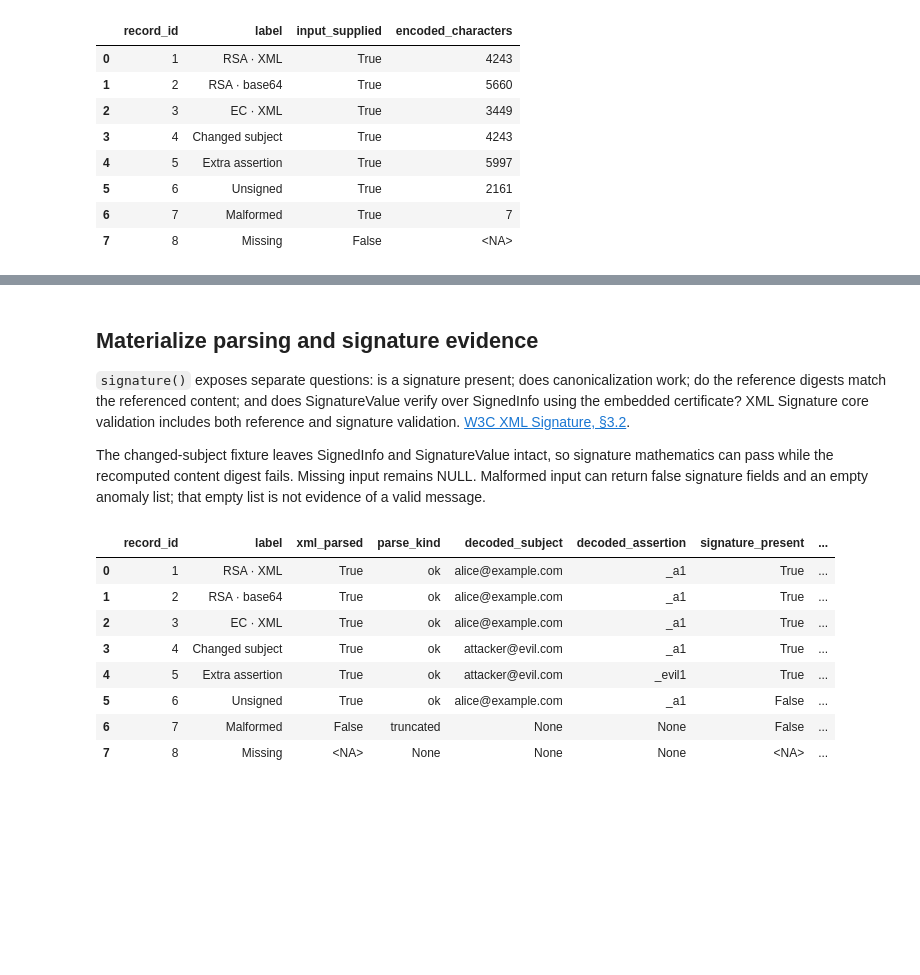
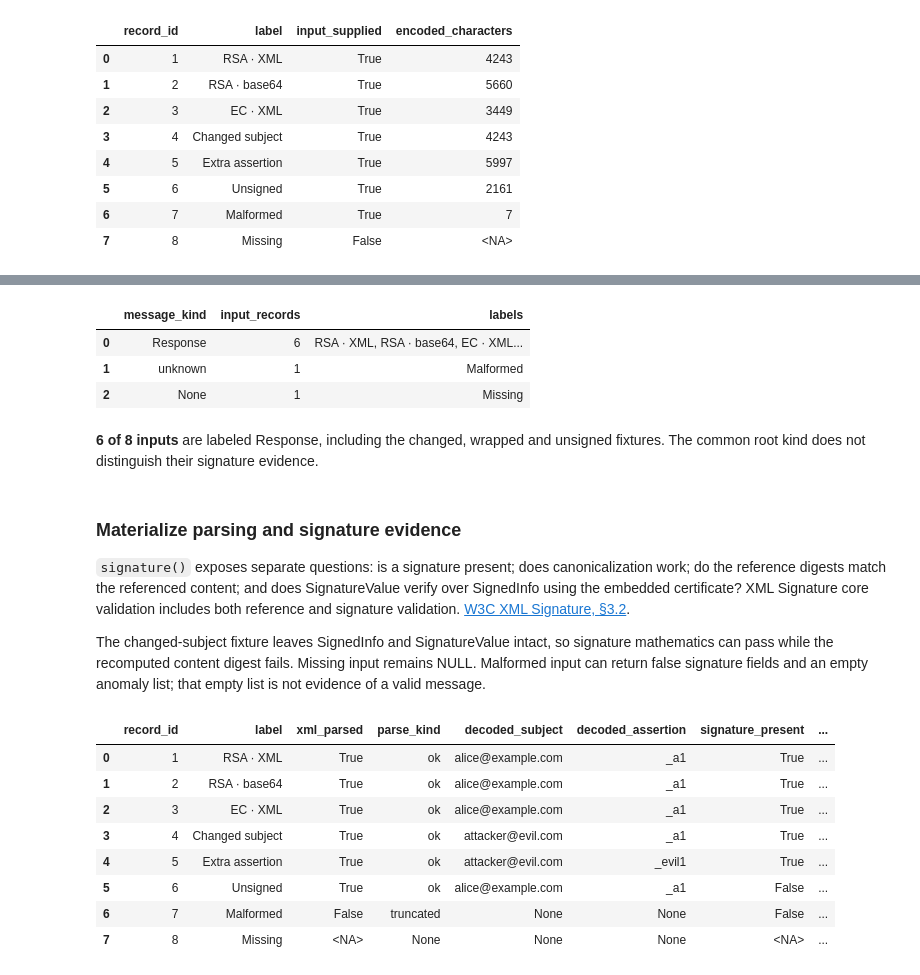
Before and after one commit to Query-farm/vgi-saml, a Jupyter notebook: notebooks/01_a_valid_signature_is_one_piece_of_evidence.ipynb, the cells around one changed output, grey strips where cells are left out. Cells and saved outputs as stored; diff of their text form; code cells hidden in the pictures; blank space fills up the shorter version.

```diff
--- a/notebooks/01_a_valid_signature_is_one_piece_of_evidence.ipynb
+++ b/notebooks/01_a_valid_signature_is_one_piece_of_evidence.ipynb
@@ -107,5 +165,19 @@ FROM messages ORDER BY record_id;
+# %%
+display(kinds)
+response_count = int(kinds.loc[kinds.message_kind == "Response", "input_records"].sum())
+assert response_count == 6 and int(kinds.input_records.sum()) == 8
+prose(
+    f"**{response_count} of {int(kinds.input_records.sum())} inputs** are labeled Response, "
+    "including the changed, wrapped and unsigned fixtures. The common root kind does not distinguish their signature evidence."
+)
+# %% [output]
+|  | message_kind | input_records | labels |
+| 0 | Response | 6 | RSA · XML, RSA · base64, EC · XML... |
+| 1 | unknown | 1 | Malformed |
+| 2 | None | 1 | Missing |
+**6 of 8 inputs** are labeled Response, including the changed, wrapped and unsigned fixtures. The common root kind does not distinguish their signature evidence.
 # %% [markdown]
-## Materialize parsing and signature evidence
+### Materialize parsing and signature evidence
 
 `signature()` exposes separate questions: is a signature present; does canonicalization
 work; do the reference digests match the referenced content; and does SignatureValue
```
Also changed, not shown: parts of 23 cells of this notebook, 9 other files.
